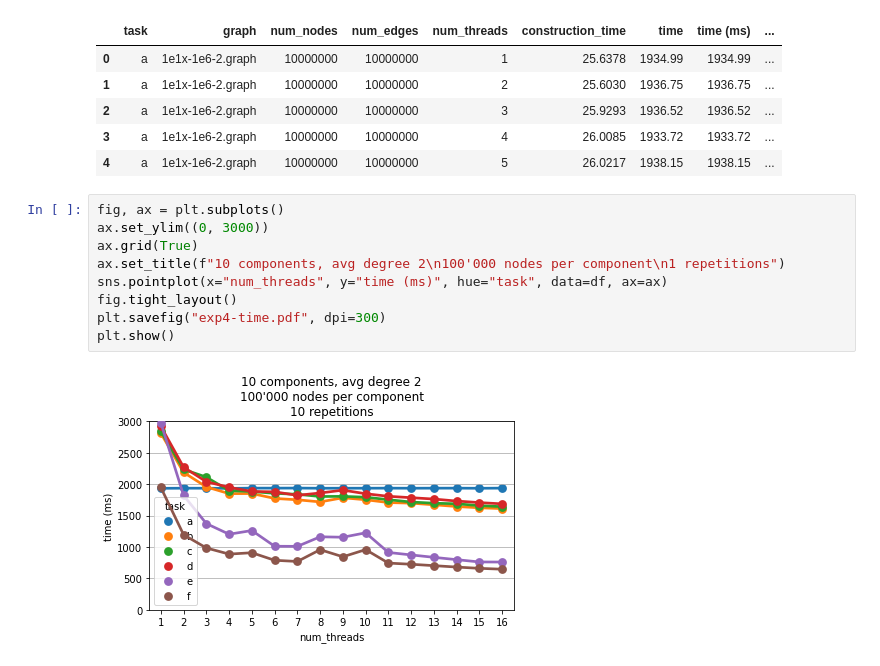
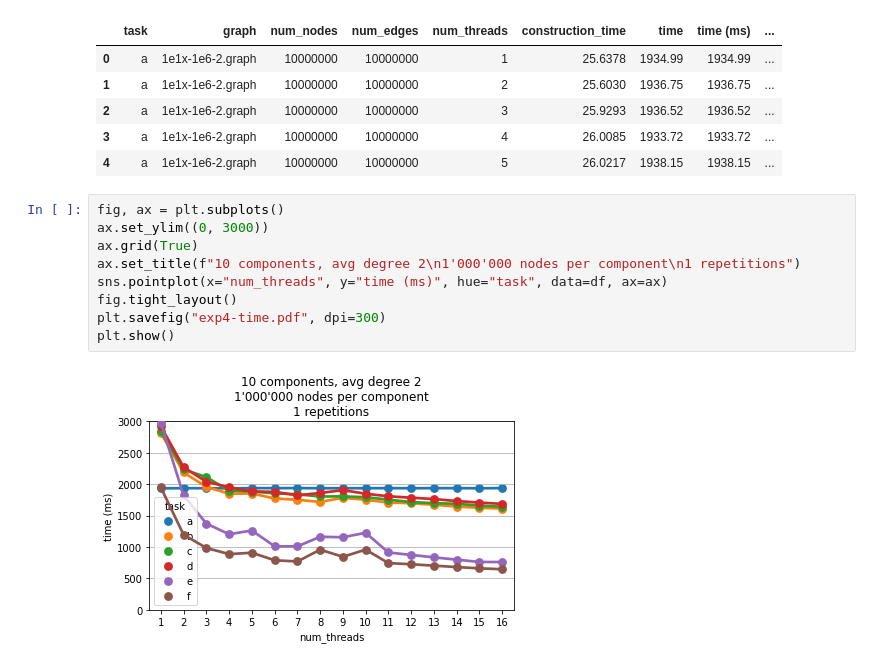
Before and after one commit to jonasspinner/21wt-lab-efficient-parallel-cpp, a Jupyter notebook: exercise3/eval/Dynamic Connectivity.ipynb, the cells around one changed output. Saved outputs shown, nothing was run; the diff lists cells and outputs as text.

Commit message:
Updated plots

```diff
--- a/exercise3/eval/Dynamic Connectivity.ipynb
+++ b/exercise3/eval/Dynamic Connectivity.ipynb
@@ -187,11 +187,11 @@ df.head()
 # %%
 fig, ax = plt.subplots()
 ax.set_ylim((0, 3000))
 ax.grid(True)
-ax.set_title(f"10 components, avg degree 2\n100'000 nodes per component\n1 repetitions")
+ax.set_title(f"10 components, avg degree 2\n1'000'000 nodes per component\n1 repetitions")
 sns.pointplot(x="num_threads", y="time (ms)", hue="task", data=df, ax=ax)
 fig.tight_layout()
 plt.savefig("exp4-time.pdf", dpi=300)
 plt.show()
 # %% [output]
-[figure, old version]
+[figure, new version]
```
Also changed, not shown: parts of 1 cell of this notebook.
